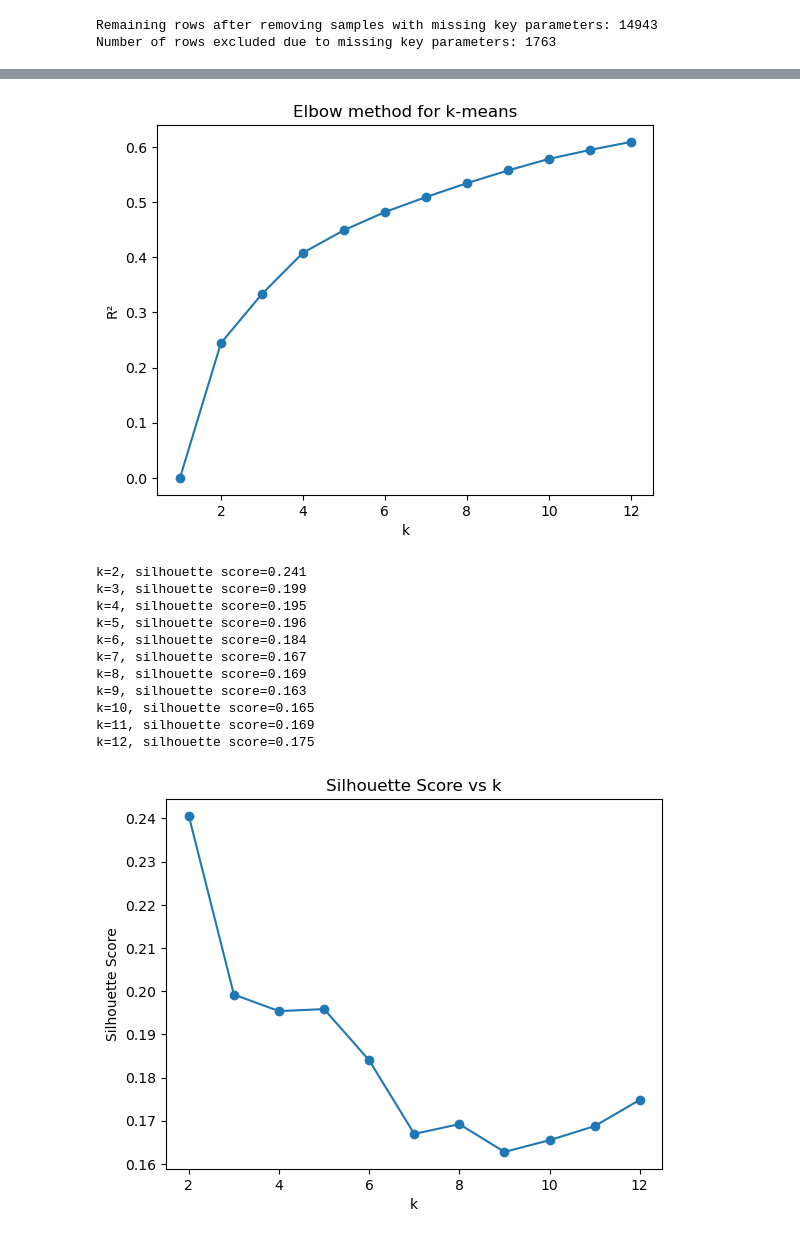
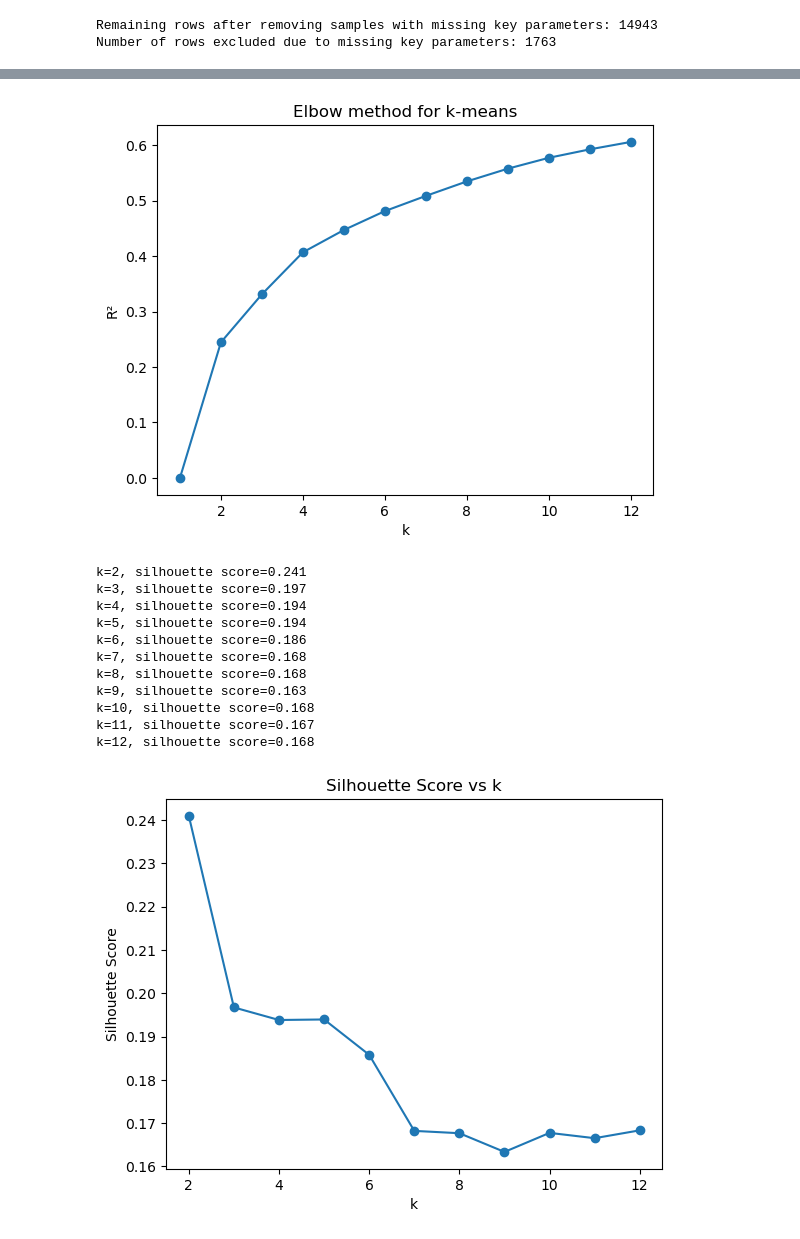
Before and after one commit to annejaminet/brine_valorization, a Jupyter notebook: ion_processing.ipynb, the cells around one changed output, grey strips where cells are left out. Cells and saved outputs as stored; diff of their text form; code cells hidden in the pictures.

Commit message:
adjusted graphs to include cluster count and adjusted filtering for water depth

```diff
--- a/ion_processing.ipynb
+++ b/ion_processing.ipynb
@@ -211,9 +393,15 @@ Remaining rows after exclusion: 14941
 # %%
+############### PROCESSING SPECIFIC FOR OUR CASES AND CLUSTERING ####################
 # List of state abbreviations you want to keep
 states_to_keep = ["FL", "CA", "TX", "AZ", "NM"]
 
 # Filter DataFrame to only keep those states
 data_by_state = filtered_data_final[filtered_data_final['state_alpha'].isin(states_to_keep)]
+print(data_by_state.columns.tolist())
+data_by_state.to_csv('data_states_processed_before.csv', index=False)
+data_by_state = data_by_state[data_by_state['well_depth_ft'] < 3000].copy()
+
+
 
 print(f"Remaining rows after keeping only {states_to_keep}: {len(data_by_state)}")
 data_CA = data_by_state[data_by_state['state_alpha'] == 'CA']
@@ -226,4 +414,6 @@ data_AZ = data_by_state[data_by_state['state_alpha'] == 'AZ']
 print(f"Filtered data for Arizona: {len(data_AZ)}")
 data_NM = data_by_state[data_by_state['state_alpha'] == 'NM']
 print(f"Filtered data for New Mexico: {len(data_NM)}")
+
+data_by_state.to_csv('data_states_processed.csv', index=False)
 # %% [output]
@@ -244,7 +435,7 @@ import numpy as np
 
 df = data_by_state.copy()
 
-df.to_csv('data_states_processed.csv', index=False)
+
 
 
 # === Stage 1: Ion & TDS Processing ===
@@ -353,43 +544,43 @@ for k in K_range:
     score = silhouette_score(X_scaled, cluster_labels)
     sil_scores.append(score)
     print(f"k={k}, silhouette score={score:.3f}")
 
 # Plot the silhouette scores
 plt.figure()
 plt.plot(list(K_range), sil_scores, marker='o')
 plt.xlabel('k')
 plt.ylabel('Silhouette Score')
 plt.title('Silhouette Score vs k')
 plt.show()
 # %% [output]
 Features used for clustering: ['model_Ca_molL_frac', 'model_Mg_molL_frac', 'model_Na_molL_frac', 'model_K_molL_frac', 'model_Cl_molL_frac', 'model_SO4_molL_frac', 'model_C_molL_frac', 'model_Si_molL_f ...
 model_Ca_molL_frac     0
 model_Mg_molL_frac     0
 model_Na_molL_frac     0
 model_K_molL_frac      0
 model_Cl_molL_frac     0
 model_SO4_molL_frac    0
 model_C_molL_frac      0
 model_Si_molL_frac     0
 TDS_log10              0
 model_pH               0
 model_temp_c           0
 dtype: int64
 Number of NaN values in model_C_molL: 0
 Number of zero values in model_C_molL: 6
 [figure]
 k=2, silhouette score=0.241
-k=3, silhouette score=0.199
-k=4, silhouette score=0.195
-k=5, silhouette score=0.196
-k=6, silhouette score=0.184
-k=7, silhouette score=0.167
-k=8, silhouette score=0.169
+k=3, silhouette score=0.197
+k=4, silhouette score=0.194
+k=5, silhouette score=0.194
+k=6, silhouette score=0.186
+k=7, silhouette score=0.168
+k=8, silhouette score=0.168
 k=9, silhouette score=0.163
-k=10, silhouette score=0.165
-k=11, silhouette score=0.169
-k=12, silhouette score=0.175
+k=10, silhouette score=0.168
+k=11, silhouette score=0.167
+k=12, silhouette score=0.168
-[figure, old version]
+[figure, new version]
 # %%
 k_optimal = 4  # Found via elbow method and same as what USGS found
 km_final = KMeans(n_clusters=k_optimal, random_state=42, n_init=10)
```
Also changed, not shown: parts of 9 cells of this notebook, 42 other files.
